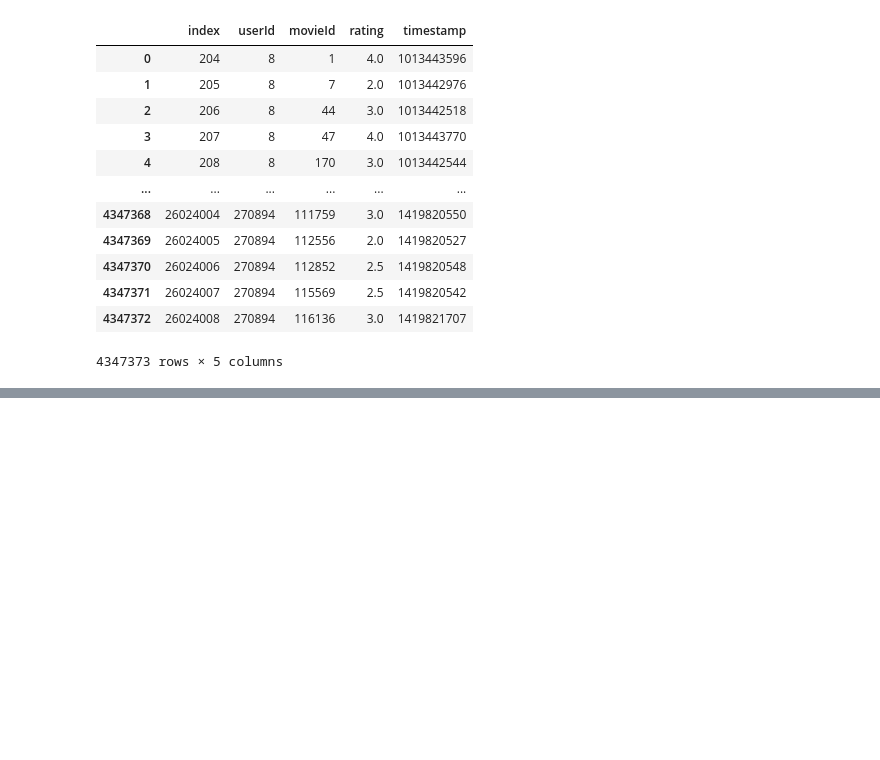
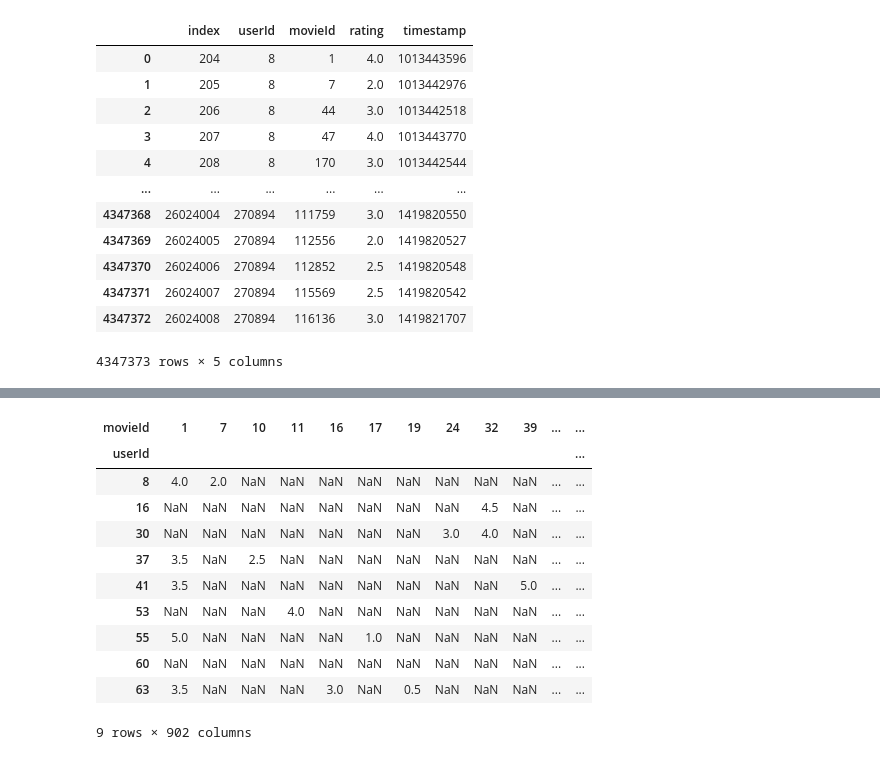
Before and after one commit to N3WBI3Y/Szakdolgozat, a Jupyter notebook: CollaborativeRecommentation.ipynb, the cells around one changed output, grey strips where cells are left out. Drawn from its saved outputs; the diff is of its cells as text; code cells hidden in the pictures; blank space fills up the shorter version.

```diff
--- a/CollaborativeRecommentation.ipynb
+++ b/CollaborativeRecommentation.ipynb
@@ -163,0 +136,3 @@ NameError: name 'ratings_df' is not defined
+# %%
+test_data = ratings_df[0:1250]
+test_data
@@ -163,0 +153,17 @@ NameError: name 'ratings_df' is not defined
+# %%
+matrix = test_data.pivot(index="userId",columns="movieId",values="rating")
+# %%
+matrix
+# %% [output]
+| movieId | 1 | 7 | 10 | 11 | 16 | 17 | 19 | 24 | 32 | 39 | ... | ... |
+| userId |  |  |  |  |  |  |  |  |  |  |  | ... |
+| 8 | 4.0 | 2.0 | NaN | NaN | NaN | NaN | NaN | NaN | NaN | NaN | ... | ... |
+| 16 | NaN | NaN | NaN | NaN | NaN | NaN | NaN | NaN | 4.5 | NaN | ... | ... |
+| 30 | NaN | NaN | NaN | NaN | NaN | NaN | NaN | 3.0 | 4.0 | NaN | ... | ... |
+| 37 | 3.5 | NaN | 2.5 | NaN | NaN | NaN | NaN | NaN | NaN | NaN | ... | ... |
+| 41 | 3.5 | NaN | NaN | NaN | NaN | NaN | NaN | NaN | NaN | 5.0 | ... | ... |
+| 53 | NaN | NaN | NaN | 4.0 | NaN | NaN | NaN | NaN | NaN | NaN | ... | ... |
+| 55 | 5.0 | NaN | NaN | NaN | NaN | 1.0 | NaN | NaN | NaN | NaN | ... | ... |
+| 60 | NaN | NaN | NaN | NaN | NaN | NaN | NaN | NaN | NaN | NaN | ... | ... |
+| 63 | 3.5 | NaN | NaN | NaN | 3.0 | NaN | 0.5 | NaN | NaN | NaN | ... | ... |
+9 rows × 902 columns
```
Also changed, not shown: parts of 6 cells of this notebook.
